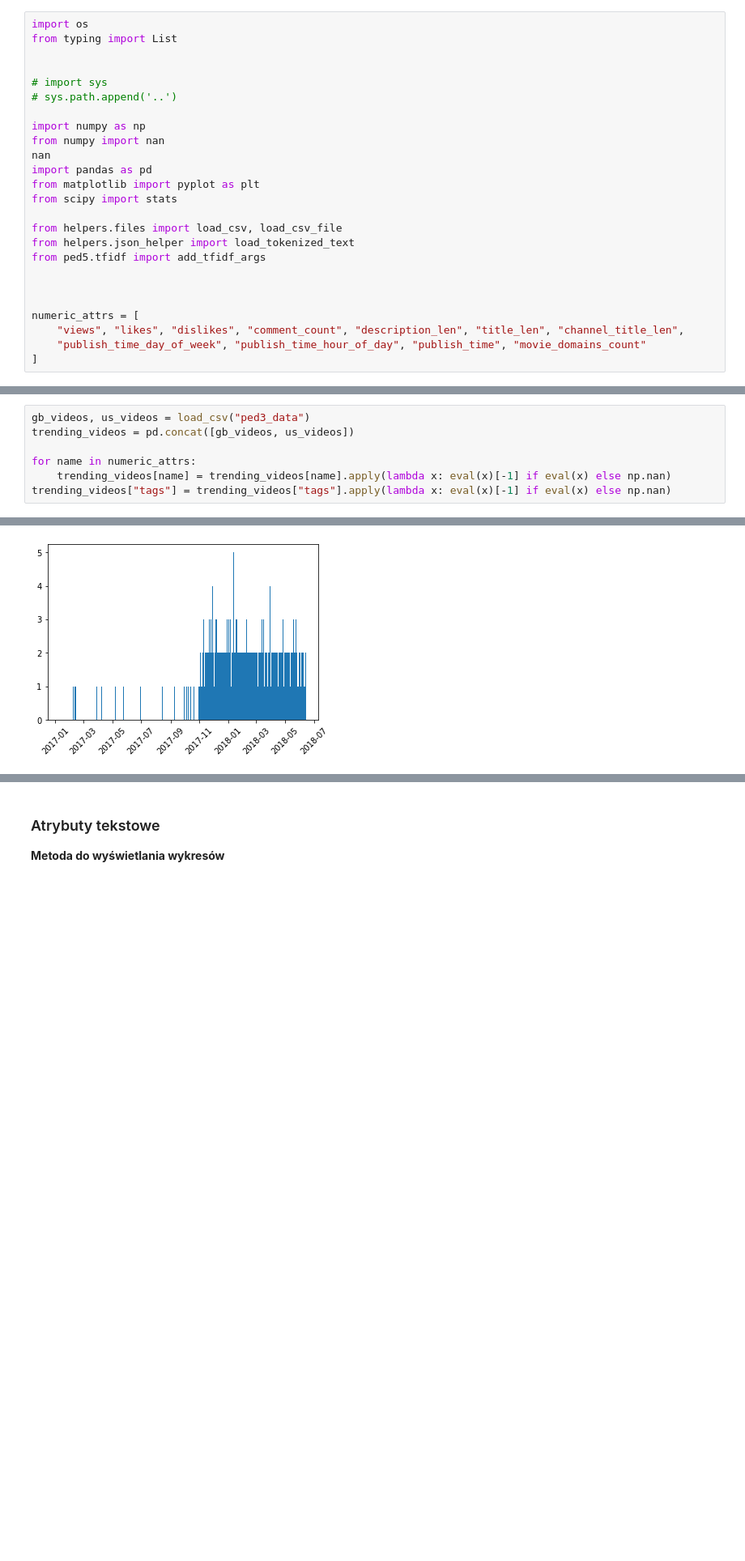
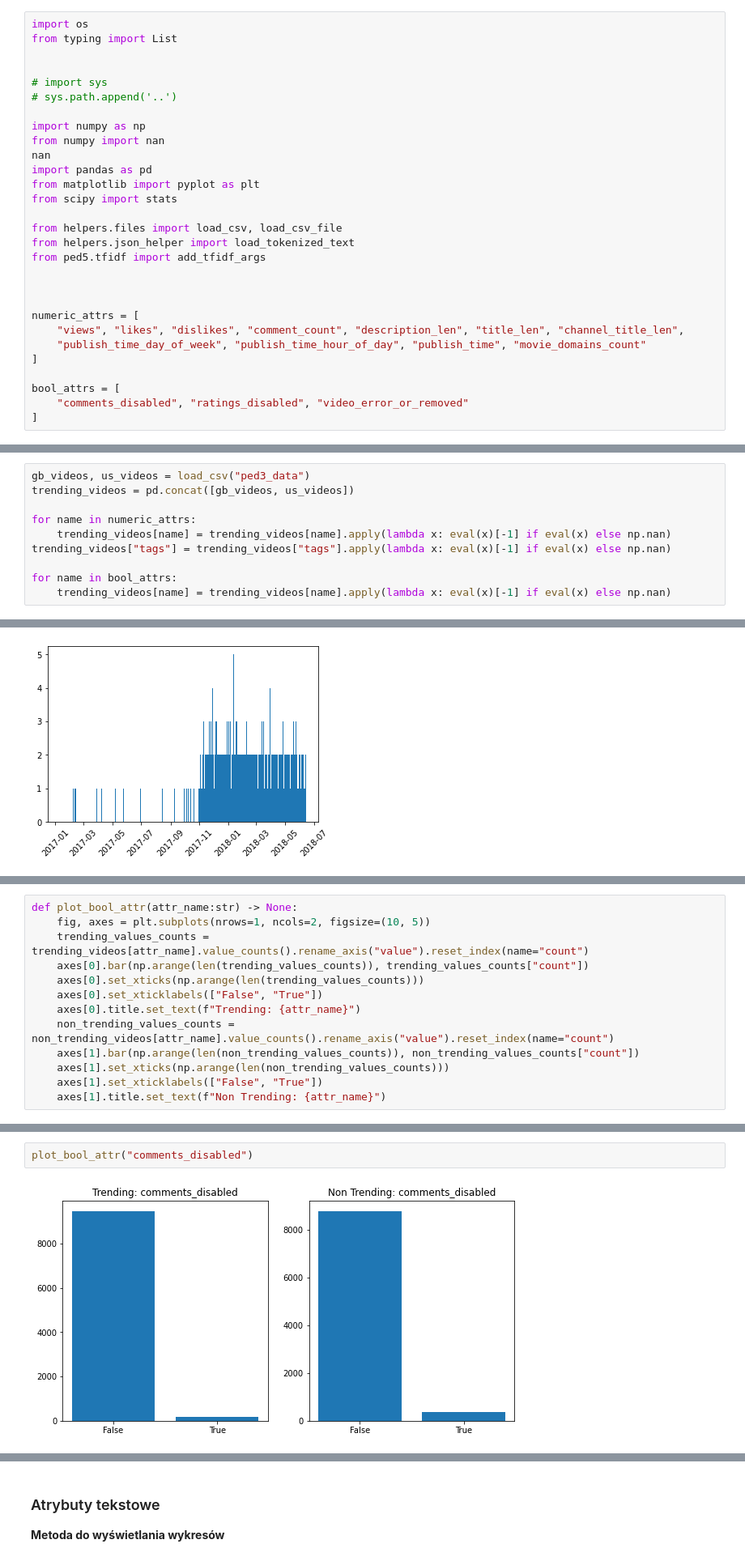
Before and after one commit to DominikKossinski/PED, a Jupyter notebook: notebooks/PED_5.ipynb, the cells around one changed output, grey strips where cells are left out. Shown at 81% size. Drawn from its saved outputs; the diff is of its cells as text; blank space fills up the shorter version.

Commit message:
bool attrs

```diff
--- a/notebooks/PED_5.ipynb
+++ b/notebooks/PED_5.ipynb
@@ -25,6 +25,10 @@ numeric_attrs = [
     "views", "likes", "dislikes", "comment_count", "description_len", "title_len", "channel_title_len",
     "publish_time_day_of_week", "publish_time_hour_of_day", "publish_time", "movie_domains_count"
 ]
+
+bool_attrs = [
+    "comments_disabled", "ratings_disabled", "video_error_or_removed"
+]
 # %% [markdown]
 ## Etap 5 - Zbieranie danych nie-trending
 
@@ -71,6 +75,9 @@ trending_videos = pd.concat([gb_videos, us_videos])
 for name in numeric_attrs:
     trending_videos[name] = trending_videos[name].apply(lambda x: eval(x)[-1] if eval(x) else np.nan)
 trending_videos["tags"] = trending_videos["tags"].apply(lambda x: eval(x)[-1] if eval(x) else np.nan)
+
+for name in bool_attrs:
+    trending_videos[name] = trending_videos[name].apply(lambda x: eval(x)[-1] if eval(x) else np.nan)
 # %% [markdown]
 ### Wczytanie danych nie trending
 # %%
@@ -196,0 +208,13 @@ plt.show()
+# %%
+def plot_bool_attr(attr_name:str) -> None:
+    fig, axes = plt.subplots(nrows=1, ncols=2, figsize=(10, 5))
+    trending_values_counts = trending_videos[attr_name].value_counts().rename_axis("value").reset_index(name="count")
+    axes[0].bar(np.arange(len(trending_values_counts)), trending_values_counts["count"])
+    axes[0].set_xticks(np.arange(len(trending_values_counts)))
+    axes[0].set_xticklabels(["False", "True"])
+    axes[0].title.set_text(f"Trending: {attr_name}")
+    non_trending_values_counts = non_trending_videos[attr_name].value_counts().rename_axis("value").reset_index(name="count")
+    axes[1].bar(np.arange(len(non_trending_values_counts)), non_trending_values_counts["count"])
+    axes[1].set_xticks(np.arange(len(non_trending_values_counts)))
+    axes[1].set_xticklabels(["False", "True"])
+    axes[1].title.set_text(f"Non Trending: {attr_name}")
@@ -196,0 +223,4 @@ plt.show()
+# %%
+plot_bool_attr("comments_disabled")
+# %% [output]
+[figure, added]
```
Also changed, not shown: parts of 25 cells of this notebook.
